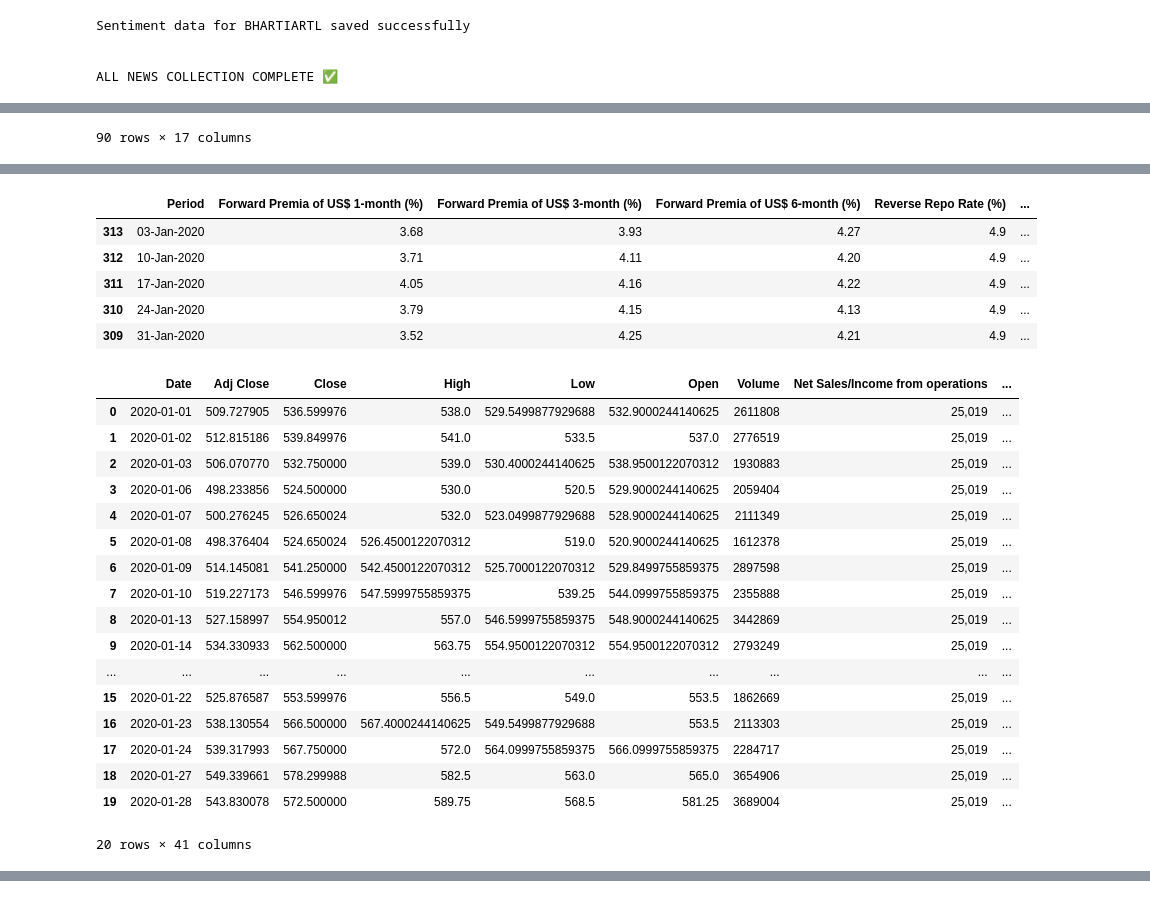
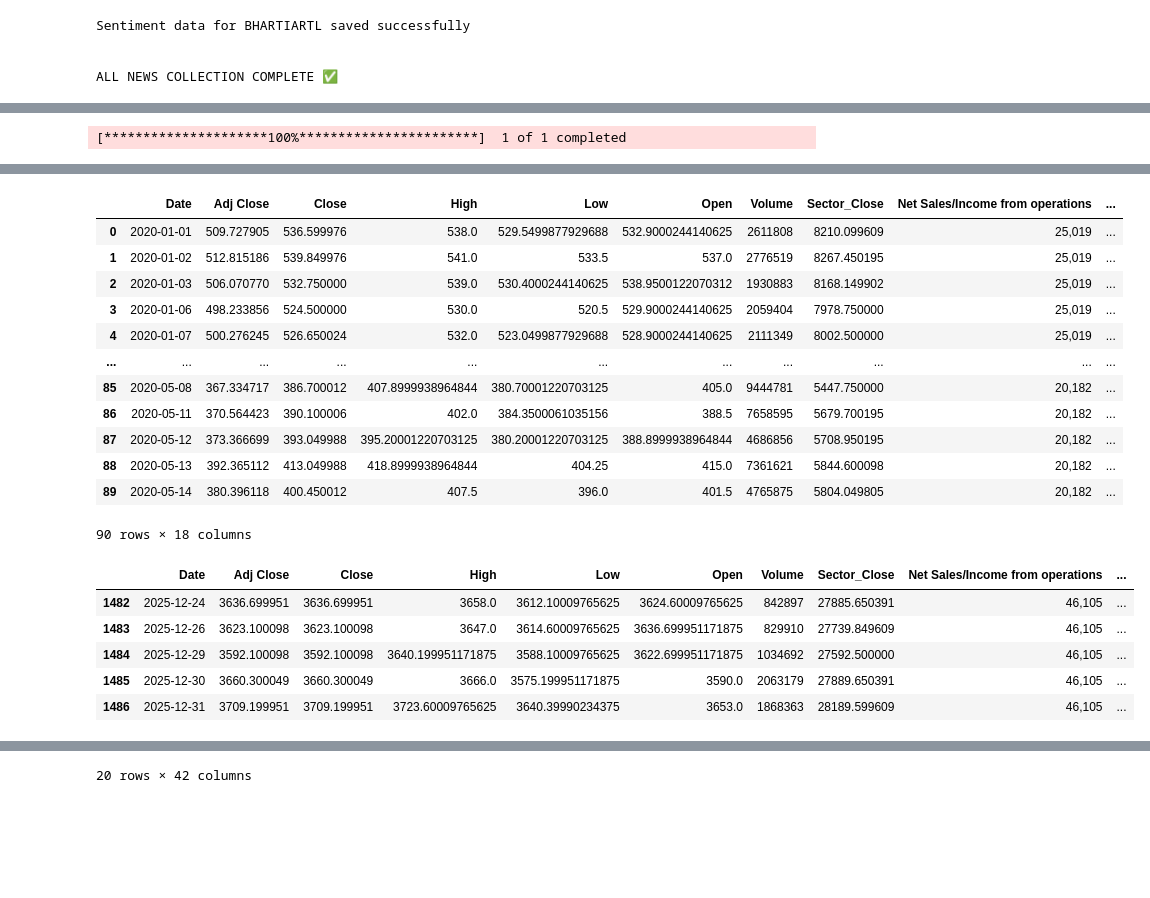
Before and after one commit to Anumita-P/assignment2-return-forecasting, a Jupyter notebook: data_analysis.ipynb, the cells around one changed output, grey strips where cells are left out. Cells and saved outputs as stored; diff of their text form; code cells hidden in the pictures; blank space fills up the shorter version.

```diff
--- a/data_analysis.ipynb
+++ b/data_analysis.ipynb
@@ -888,8 +888,17 @@ ALL NEWS COLLECTION COMPLETE ✅
 #RELIANCE merging data
 import pandas as pd
 import os
+import yfinance as yf
 reliance_stock_train = pd.read_csv("market_data/train/RELIANCE_train.csv")
 reliance_stock_test = pd.read_csv("market_data/test/RELIANCE_test.csv")
+
+#oil and gas sector
+sector_prices = yf.download("^CNXENERGY", start="2020-01-01", end="2026-01-01", auto_adjust=False)
+display(sector_prices.head())
+sector_prices = sector_prices.reset_index()
+sector_prices = sector_prices[['Date', 'Close']]
+sector_prices.columns = ['Date', 'Sector_Close']
+display(sector_prices.head())
 
 #mergeing
 reliance_stock = pd.concat([reliance_stock_train, reliance_stock_test], ignore_index=True)
@@ -900,6 +909,12 @@ reliance_stock['Date'] = pd.to_datetime(reliance_stock['Date'], errors='coerce')
 #convert Close, adjusted close to numeric
 reliance_stock['Close'] = pd.to_numeric(reliance_stock['Close'], errors='coerce')
 reliance_stock['Adj Close'] = pd.to_numeric(reliance_stock['Adj Close'], errors='coerce')
+
+#merge sector prices with reliance stock on date
+sector_prices['Date'] = pd.to_datetime(sector_prices['Date'], errors='coerce')
+
+reliance_stock = pd.merge_asof(reliance_stock.sort_values('Date'), sector_prices.sort_values('Date'), on='Date', direction='backward')
+
 
 display(reliance_stock.head())
 # display(reliance_stock.tail())
@@ -1134,6 +1164,13 @@ import pandas as pd
 import os
 HDFC_stock_train = pd.read_csv("market_data/train/HDFCBANK_train.csv")
 HDFC_stock_test = pd.read_csv("market_data/test/HDFCBANK_test.csv")
+
+sector_prices = yf.download("NIFTY_PVT_BANK.NS", start="2020-01-01", end="2026-01-01", auto_adjust=False)
+display(sector_prices.head())
+sector_prices = sector_prices.reset_index()
+sector_prices = sector_prices[['Date', 'Close']]
+sector_prices.columns = ['Date', 'Sector_Close']
+display(sector_prices.head())
 
 #mergeing
 HDFC_stock = pd.concat([HDFC_stock_train, HDFC_stock_test], ignore_index=True)
@@ -1148,6 +1185,8 @@ HDFC_stock['Adj Close'] = pd.to_numeric(HDFC_stock['Adj Close'], errors='coerce'
 display(HDFC_stock.head())
 # display(HDFC_stock.tail())
 
+HDFC_stock = pd.merge_asof(HDFC_stock.sort_values('Date'), sector_prices.sort_values('Date'), on='Date', direction='backward')
+display(HDFC_stock.head())
 HDFC_fundamentals = pd.read_csv("clean_fundamental_data/hdfc_fundamentals_clean.csv")
 #add price/eps column
 #merge fundamentals with stock data on date
@@ -1378,6 +1438,14 @@ import pandas as pd
 import os
 MM_stock_train = pd.read_csv("market_data/train/M&M_train.csv")
 MM_stock_test = pd.read_csv("market_data/test/M&M_test.csv")
+
+sector_prices = yf.download("^CNXAUTO", start="2020-01-01", end="2026-01-01", auto_adjust=False)
+display(sector_prices.head())
+sector_prices = sector_prices.reset_index()
+sector_prices = sector_prices[['Date', 'Close']]
+sector_prices.columns = ['Date', 'Sector_Close']
+display(sector_prices.head())
+
 
 #mergeing
 MM_stock = pd.concat([MM_stock_train, MM_stock_test], ignore_index=True)
@@ -1388,6 +1456,8 @@ MM_stock['Date'] = pd.to_datetime(MM_stock['Date'], errors='coerce')
 #convert Close, adjusted close to numeric
 MM_stock['Close'] = pd.to_numeric(MM_stock['Close'], errors='coerce')
 MM_stock['Adj Close'] = pd.to_numeric(MM_stock['Adj Close'], errors='coerce')
+
+MM_stock = pd.merge_asof(MM_stock.sort_values('Date'), sector_prices.sort_values('Date'), on='Date', direction='backward')
 
 display(MM_stock.head())
 # display(MM_stock.tail())
@@ -1561,3 +1631,4 @@ final_MM_data['M&M_sentiment'] = final_MM_data['M&M_sentiment'].fillna(0)
 display(final_MM_data.head(20))
 final_MM_data.to_csv("final_datasets/MM_final_data.csv", index=False)
 # %% [output]
+[*********************100%***********************]  1 of 1 completed
@@ -1588 +1654,0 @@ final_MM_data.to_csv("final_datasets/MM_final_data.csv", index=False)
-90 rows × 17 columns
@@ -1595,24 +1661,19 @@ final_MM_data.to_csv("final_datasets/MM_final_data.csv", index=False)
-|  | Period | Forward Premia of US$ 1-month (%) | Forward Premia of US$ 3-month (%) | Forward Premia of US$ 6-month (%) | Reverse Repo Rate (%) | ... |
-| 313 | 03-Jan-2020 | 3.68 | 3.93 | 4.27 | 4.9 | ... |
-| 312 | 10-Jan-2020 | 3.71 | 4.11 | 4.20 | 4.9 | ... |
-| 311 | 17-Jan-2020 | 4.05 | 4.16 | 4.22 | 4.9 | ... |
-| 310 | 24-Jan-2020 | 3.79 | 4.15 | 4.13 | 4.9 | ... |
-| 309 | 31-Jan-2020 | 3.52 | 4.25 | 4.21 | 4.9 | ... |
+|  | Date | Adj Close | Close | High | Low | Open | Volume | Sector_Close | Net Sales/Income from operations | ... |
+| 0 | 2020-01-01 | 509.727905 | 536.599976 | 538.0 | 529.5499877929688 | 532.9000244140625 | 2611808 | 8210.099609 | 25,019 | ... |
+| 1 | 2020-01-02 | 512.815186 | 539.849976 | 541.0 | 533.5 | 537.0 | 2776519 | 8267.450195 | 25,019 | ... |
+| 2 | 2020-01-03 | 506.070770 | 532.750000 | 539.0 | 530.4000244140625 | 538.9500122070312 | 1930883 | 8168.149902 | 25,019 | ... |
+| 3 | 2020-01-06 | 498.233856 | 524.500000 | 530.0 | 520.5 | 529.9000244140625 | 2059404 | 7978.750000 | 25,019 | ... |
+| 4 | 2020-01-07 | 500.276245 | 526.650024 | 532.0 | 523.0499877929688 | 528.9000244140625 | 2111349 | 8002.500000 | 25,019 | ... |
+| ... | ... | ... | ... | ... | ... | ... | ... | ... | ... | ... |
+| 85 | 2020-05-08 | 367.334717 | 386.700012 | 407.8999938964844 | 380.70001220703125 | 405.0 | 9444781 | 5447.750000 | 20,182 | ... |
+| 86 | 2020-05-11 | 370.564423 | 390.100006 | 402.0 | 384.3500061035156 | 388.5 | 7658595 | 5679.700195 | 20,182 | ... |
+| 87 | 2020-05-12 | 373.366699 | 393.049988 | 395.20001220703125 | 380.20001220703125 | 388.8999938964844 | 4686856 | 5708.950195 | 20,182 | ... |
+| 88 | 2020-05-13 | 392.365112 | 413.049988 | 418.8999938964844 | 404.25 | 415.0 | 7361621 | 5844.600098 | 20,182 | ... |
+| 89 | 2020-05-14 | 380.396118 | 400.450012 | 407.5 | 396.0 | 401.5 | 4765875 | 5804.049805 | 20,182 | ... |
+90 rows × 18 columns
-|  | Date | Adj Close | Close | High | Low | Open | Volume | Net Sales/Income from operations | ... |
-| 0 | 2020-01-01 | 509.727905 | 536.599976 | 538.0 | 529.5499877929688 | 532.9000244140625 | 2611808 | 25,019 | ... |
-| 1 | 2020-01-02 | 512.815186 | 539.849976 | 541.0 | 533.5 | 537.0 | 2776519 | 25,019 | ... |
-| 2 | 2020-01-03 | 506.070770 | 532.750000 | 539.0 | 530.4000244140625 | 538.9500122070312 | 1930883 | 25,019 | ... |
-| 3 | 2020-01-06 | 498.233856 | 524.500000 | 530.0 | 520.5 | 529.9000244140625 | 2059404 | 25,019 | ... |
-| 4 | 2020-01-07 | 500.276245 | 526.650024 | 532.0 | 523.0499877929688 | 528.9000244140625 | 2111349 | 25,019 | ... |
-| 5 | 2020-01-08 | 498.376404 | 524.650024 | 526.4500122070312 | 519.0 | 520.9000244140625 | 1612378 | 25,019 | ... |
-| 6 | 2020-01-09 | 514.145081 | 541.250000 | 542.4500122070312 | 525.7000122070312 | 529.8499755859375 | 2897598 | 25,019 | ... |
-| 7 | 2020-01-10 | 519.227173 | 546.599976 | 547.5999755859375 | 539.25 | 544.0999755859375 | 2355888 | 25,019 | ... |
-| 8 | 2020-01-13 | 527.158997 | 554.950012 | 557.0 | 546.5999755859375 | 548.9000244140625 | 3442869 | 25,019 | ... |
-| 9 | 2020-01-14 | 534.330933 | 562.500000 | 563.75 | 554.9500122070312 | 554.9500122070312 | 2793249 | 25,019 | ... |
-| ... | ... | ... | ... | ... | ... | ... | ... | ... | ... |
-| 15 | 2020-01-22 | 525.876587 | 553.599976 | 556.5 | 549.0 | 553.5 | 1862669 | 25,019 | ... |
-| 16 | 2020-01-23 | 538.130554 | 566.500000 | 567.4000244140625 | 549.5499877929688 | 553.5 | 2113303 | 25,019 | ... |
-| 17 | 2020-01-24 | 539.317993 | 567.750000 | 572.0 | 564.0999755859375 | 566.0999755859375 | 2284717 | 25,019 | ... |
-| 18 | 2020-01-27 | 549.339661 | 578.299988 | 582.5 | 563.0 | 565.0 | 3654906 | 25,019 | ... |
-| 19 | 2020-01-28 | 543.830078 | 572.500000 | 589.75 | 568.5 | 581.25 | 3689004 | 25,019 | ... |
+|  | Date | Adj Close | Close | High | Low | Open | Volume | Sector_Close | Net Sales/Income from operations | ... |
+| 1482 | 2025-12-24 | 3636.699951 | 3636.699951 | 3658.0 | 3612.10009765625 | 3624.60009765625 | 842897 | 27885.650391 | 46,105 | ... |
+| 1483 | 2025-12-26 | 3623.100098 | 3623.100098 | 3647.0 | 3614.60009765625 | 3636.699951171875 | 829910 | 27739.849609 | 46,105 | ... |
+| 1484 | 2025-12-29 | 3592.100098 | 3592.100098 | 3640.199951171875 | 3588.10009765625 | 3622.699951171875 | 1034692 | 27592.500000 | 46,105 | ... |
+| 1485 | 2025-12-30 | 3660.300049 | 3660.300049 | 3666.0 | 3575.199951171875 | 3590.0 | 2063179 | 27889.650391 | 46,105 | ... |
+| 1486 | 2025-12-31 | 3709.199951 | 3709.199951 | 3723.60009765625 | 3640.39990234375 | 3653.0 | 1868363 | 28189.599609 | 46,105 | ... |
-20 rows × 41 columns
@@ -1619,3 +1703,4 @@ final_MM_data.to_csv("final_datasets/MM_final_data.csv", index=False)
+20 rows × 42 columns
 # %%
 #INFY merging data
 import pandas as pd
```
Also changed, not shown: parts of 6 cells of this notebook, 6 other files.
